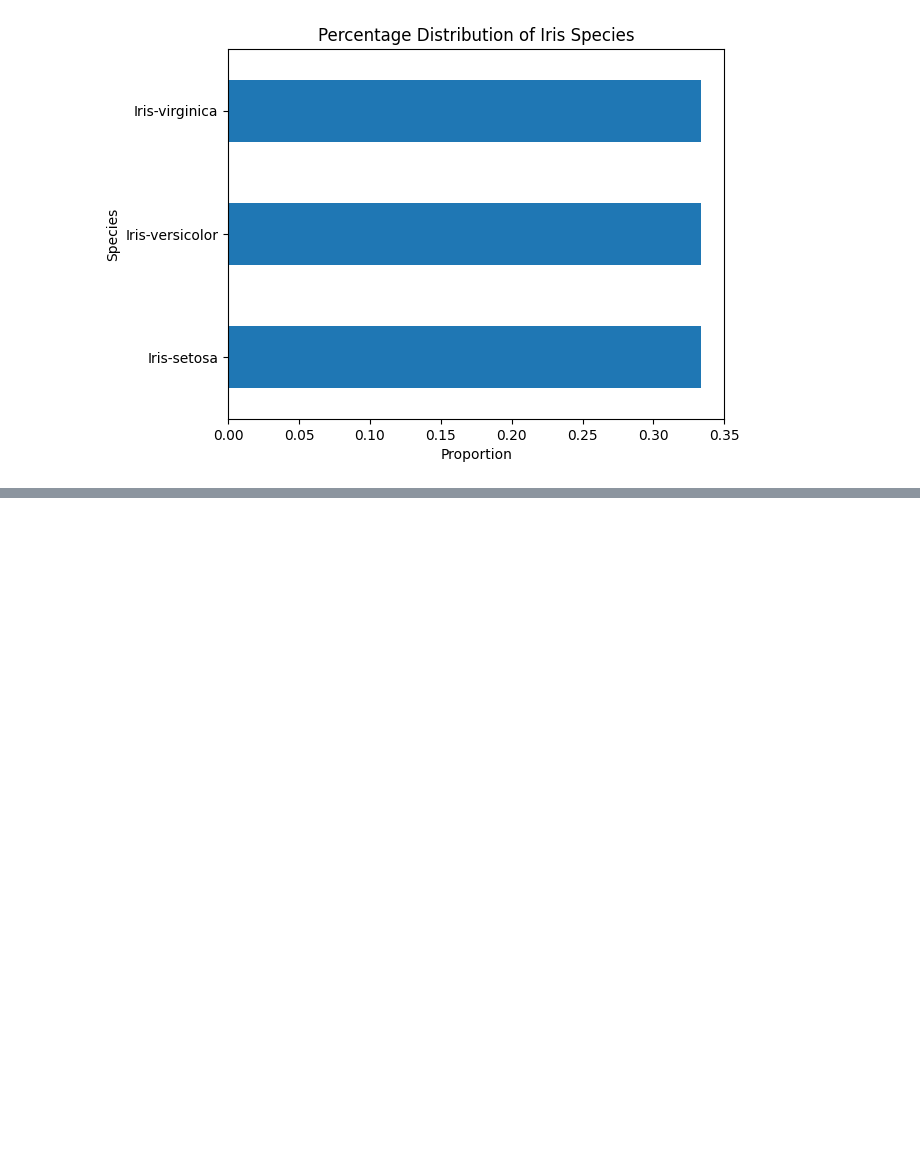
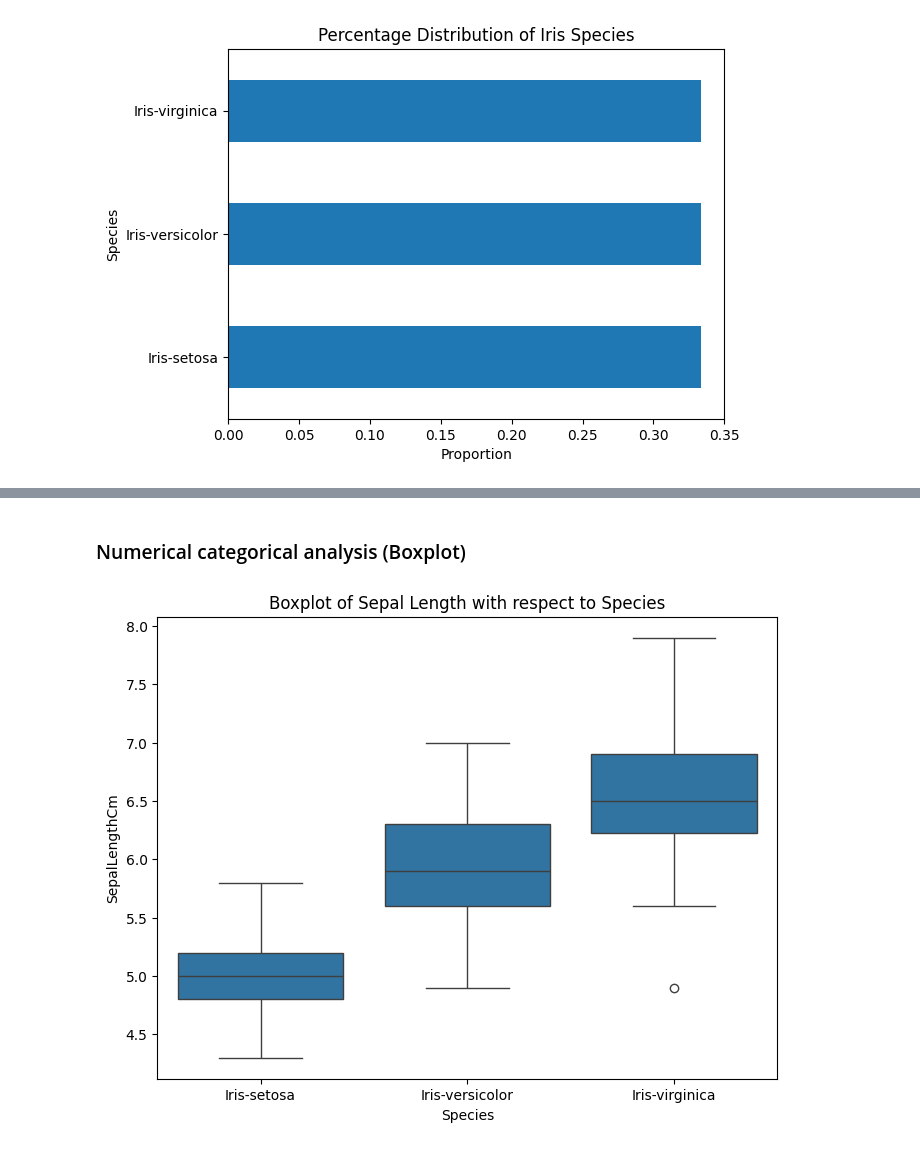
Before and after one commit to kashisharora2025a-commits/EDA-project-25bce2010, a Jupyter notebook: EXP6_25.08.26.ipynb, the cells around one changed output, grey strips where cells are left out. Cells and saved outputs as stored; diff of their text form; code cells hidden in the pictures; blank space fills up the shorter version.

```diff
--- a/EXP6_25.08.26.ipynb
+++ b/EXP6_25.08.26.ipynb
@@ -52,0 +97,14 @@ plt.show()
+# %% [markdown]
+### Numerical categorical analysis (Boxplot)
+# %%
+plt.figure(figsize=(8, 6))
+
+#box plot of Species vs Sepal Length
+sns.boxplot(data=df, x="Species", y="SepalLengthCm")
+
+plt.title("Boxplot of Sepal Length with respect to Species")
+plt.xlabel("Species")
+plt.ylabel("SepalLengthCm")
+plt.show()
+# %% [output]
+[figure, added]
```
Also changed, not shown: parts of 8 cells of this notebook.
